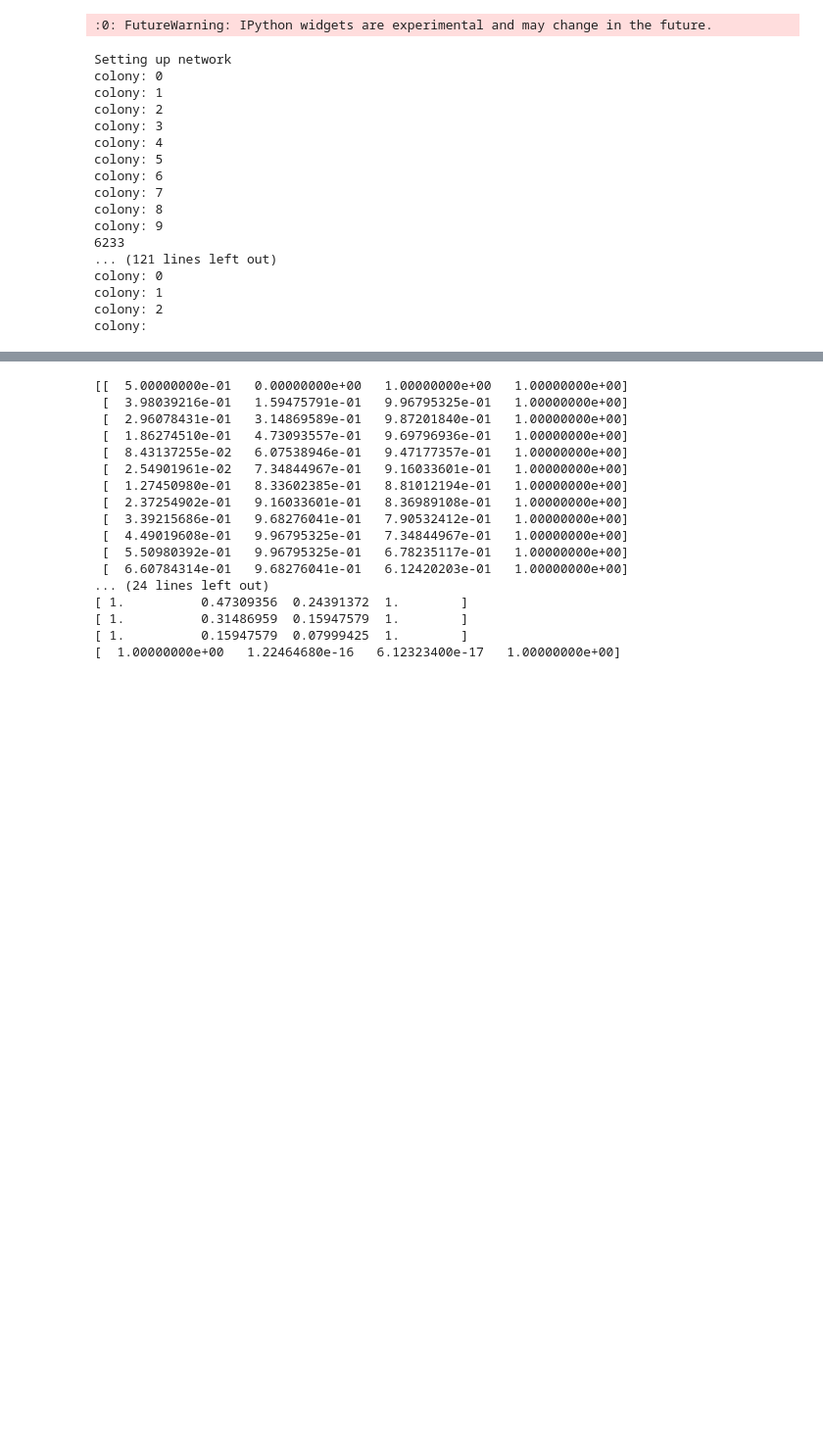
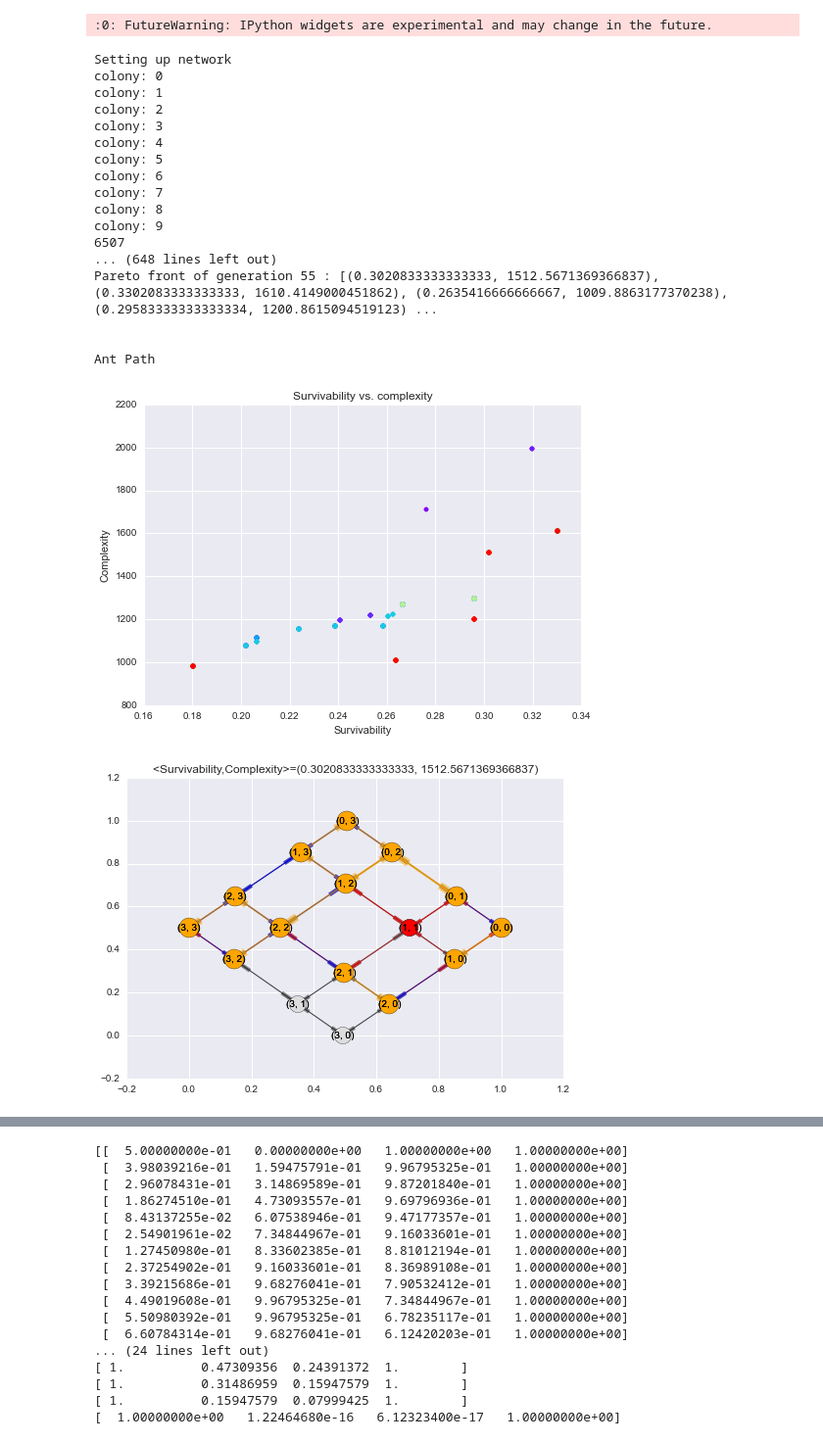
Before and after one commit to colinsh21/Python, a Jupyter notebook: ipython/ACO/V3 Multi-System ACO.ipynb, the cells around one changed output, grey strips where cells are left out. Shown: that part at 98% size. Drawn from its saved outputs; the diff is of its cells as text; code cells hidden in the pictures; blank space fills up the shorter version.

Commit message:
Debugging
Fixed: pheromone dissipation
backtracking reading.

```diff
--- a/ipython/ACO/V3 Multi-System ACO.ipynb
+++ b/ipython/ACO/V3 Multi-System ACO.ipynb
@@ -142,7 +142,7 @@ class Ant(object):
                     #print capacity_pheromone_list
                     #print heuristic_list
                     for j in xrange(len(capacity_pheromone_list)):
-                        self.adjusted_pheromone_list.append((capacity_pheromone_list[j]**self.alpha)*heuristic_list[j])
+                        self.adjusted_pheromone_list.append((capacity_pheromone_list[j]**self.alpha)*heuristic_list[j]**self.beta)
 
                     #decide capacity
                     self.capacity_to_add=self.model.capacities[self.system][self.make_decision(self.adjusted_pheromone_list)]
@@ -972,8 +1010,15 @@ space=Space(size=[4,4],num_ants=10,num_colonies=10,
             source=[[(0,0)],[(3,3)]],source_magnitude=[[20],[10]],
             sink=[[(3,3),(1,3)],[(0,0),(2,0)]],sink_magnitude=[[10,10],[5,5]], sink_threshold=[[.5,1.0],[1.0,1.0]],
             links=[(1,0,(3,3))],capacities=[[5,10],[5]],edge_capacity=20,percent_removals=.50,
-            dissipation=0.2,initial_pheromone=1.0,initial_termination=1.0,
-            alpha=1.0,beta=0.0)
+            dissipation=0.5,initial_pheromone=.10,initial_termination=1.0,
+            alpha=1.0,beta=1.0)
+
+#space=Space(size=[4,4,4],num_ants=10,num_colonies=10,
+            #source=[[(0,2,0)],[(3,3,0)]],source_magnitude=[[20],[10]],
+            #sink=[[(3,3,0),(1,3,3)],[(0,0,1),(2,0,3)]],sink_magnitude=[[10,10],[5,5]], sink_threshold=[[.5,1.0],[1.0,1.0]],
+            #links=[(1,0,(3,3,0))],capacities=[[5,10],[5]],edge_capacity=20,percent_removals=.50,
+            #dissipation=0.2,initial_pheromone=1.0,initial_termination=1.0,
+            #alpha=1.0,beta=0.0)
 
 #space=Space(size=[5,5,3],num_ants=10,num_colonies=10,source=[[(0,3,0),(0,1,0)],[20,20]],
             #sink=[[(3,2,2),(1,4,2),(4,4,2),(3,4,0)],[10,10,15,5]],
@@ -991,12 +1036,12 @@ while not converged:
     else:
         criteria=0
     #print criteria
-    if criteria>3:
+    if criteria>50:
         converged=1
 
     #print '\r',i,',',
     i+=1
-    if i>100:
+    if i>55:
         converged=1
         print '\n'
 
@@ -1020,36 +1065,38 @@ f = plt.figure()
 #plt.scatter(dominated_x,dominated_y,alpha=0.5)
 #plt.scatter(front_x,front_y,color='red',alpha=1)
 
 colors = cm.rainbow(numpy.linspace(0, 1, len(pareto_history)))
 #print colors
 for gen, c in zip(pareto_history, colors):
     x=[i[0] for i in gen]
     y=[i[1] for i in gen]
     #print c
     plt.scatter(x, y, color=c)
 
 plt.xlabel("Survivability")
 plt.ylabel("Complexity")
 plt.title("Survivability vs. complexity")
 
 for i in xrange(len(space.opt_ant)):
     score=space.paretoPoints[i]
     visualize_system_single(space.ant_graphs[space.opt_ant[i]][0],space.g,score)
 # %% [output]
 Setting up network
 colony: 0
 colony: 1
 colony: 2
 colony: 3
 colony: 4
 colony: 5
 colony: 6
 colony: 7
 colony: 8
 colony: 9
-6233
-... (121 lines left out)
-colony: 0
-colony: 1
-colony: 2
-colony:
+6507
+... (648 lines left out)
+Pareto front of generation 55 : [(0.3020833333333333, 1512.5671369366837), (0.3302083333333333, 1610.4149000451862), (0.2635416666666667, 1009.8863177370238), (0.29583333333333334, 1200.8615094519123) ...
+
+
+Ant Path
+[figure, added]
+[figure, added]
```
Also changed, not shown: parts of 3 cells of this notebook.
